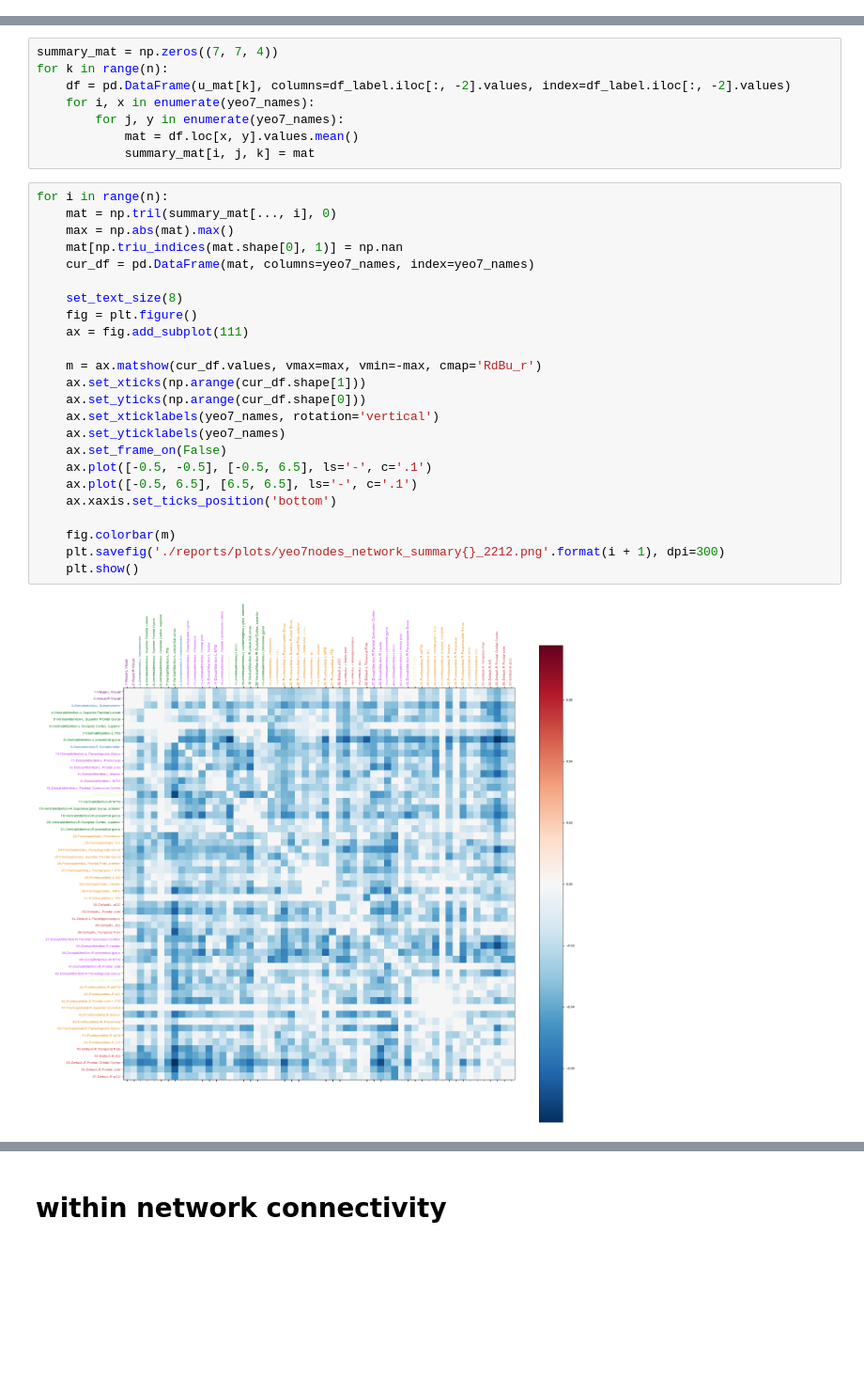
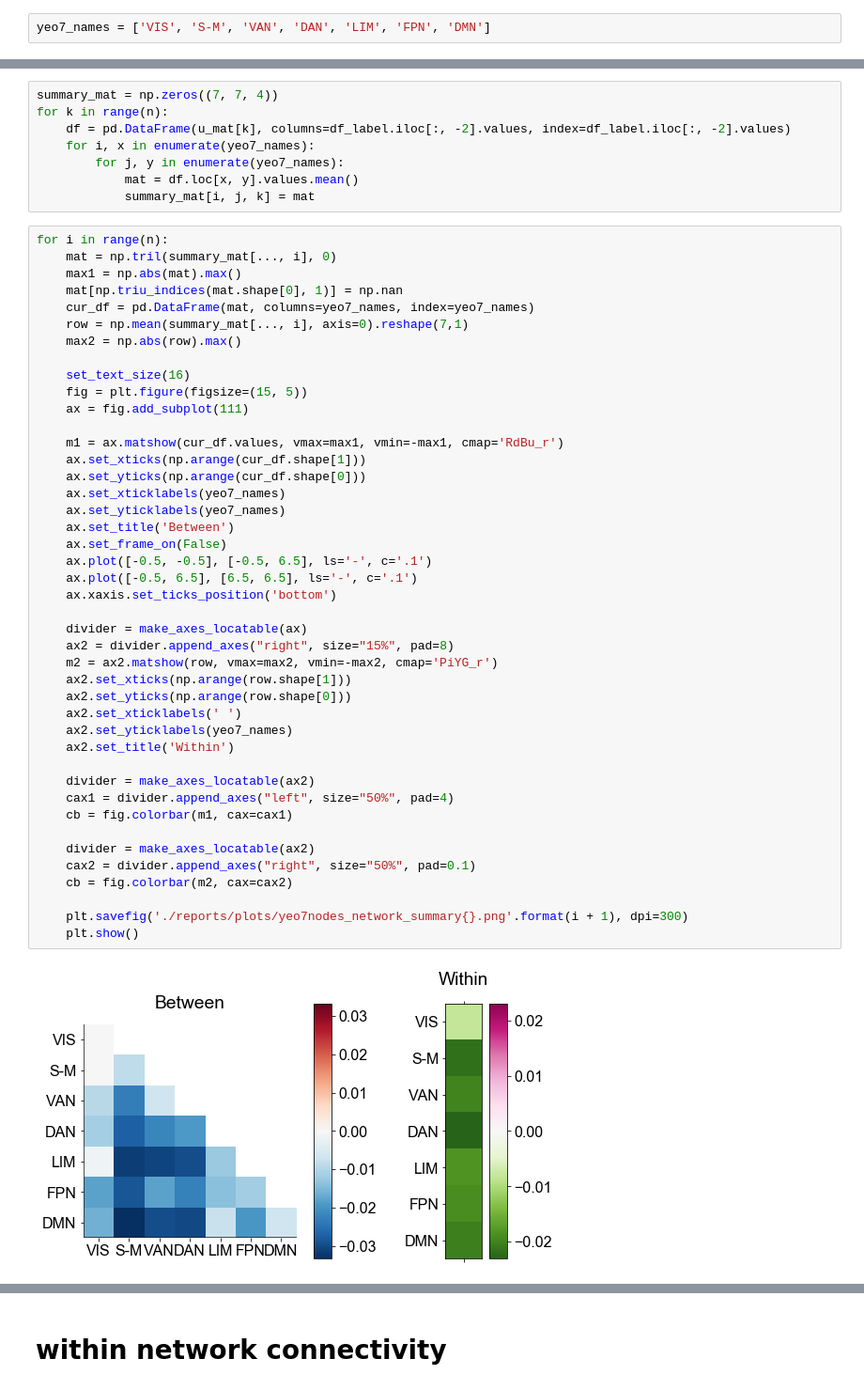
Before and after one commit to htwangtw/patterns-of-thought, a Jupyter notebook: notebooks/4.2-plot_node-node.ipynb, the cells around one changed output, grey strips where cells are left out. Shown at 94% size. Drawn from its saved outputs; the diff is of its cells as text; blank space fills up the shorter version.

Commit message:
within network summary

```diff
--- a/notebooks/4.2-plot_node-node.ipynb
+++ b/notebooks/4.2-plot_node-node.ipynb
@@ -82,3 +80,5 @@ yeo7_names = ['Visual', 'Somatomotor', 'VentralAttention', 'DorsalAttention', 'L
+# %%
+yeo7_names = ['VIS', 'S-M', 'VAN', 'DAN', 'LIM', 'FPN', 'DMN']
 # %%
 import numpy as np
 # %%
@@ -92,26 +92,45 @@ for k in range(n):
 # %%
 for i in range(n):
     mat = np.tril(summary_mat[..., i], 0)
-    max = np.abs(mat).max()
+    max1 = np.abs(mat).max()
     mat[np.triu_indices(mat.shape[0], 1)] = np.nan
     cur_df = pd.DataFrame(mat, columns=yeo7_names, index=yeo7_names)
+    row = np.mean(summary_mat[..., i], axis=0).reshape(7,1)
+    max2 = np.abs(row).max()
 
-    set_text_size(8)
-    fig = plt.figure()
+    set_text_size(16)
+    fig = plt.figure(figsize=(15, 5))
     ax = fig.add_subplot(111)
 
-    m = ax.matshow(cur_df.values, vmax=max, vmin=-max, cmap='RdBu_r')
+    m1 = ax.matshow(cur_df.values, vmax=max1, vmin=-max1, cmap='RdBu_r')
     ax.set_xticks(np.arange(cur_df.shape[1]))
     ax.set_yticks(np.arange(cur_df.shape[0]))
-    ax.set_xticklabels(yeo7_names, rotation='vertical')
+    ax.set_xticklabels(yeo7_names)
     ax.set_yticklabels(yeo7_names)
+    ax.set_title('Between')
     ax.set_frame_on(False)
     ax.plot([-0.5, -0.5], [-0.5, 6.5], ls='-', c='.1')
     ax.plot([-0.5, 6.5], [6.5, 6.5], ls='-', c='.1')
     ax.xaxis.set_ticks_position('bottom')
 
-    fig.colorbar(m)
-    plt.savefig('./reports/plots/yeo7nodes_network_summary{}_2212.png'.format(i + 1), dpi=300)
+    divider = make_axes_locatable(ax)
+    ax2 = divider.append_axes("right", size="15%", pad=8)
+    m2 = ax2.matshow(row, vmax=max2, vmin=-max2, cmap='PiYG_r')
+    ax2.set_xticks(np.arange(row.shape[1]))
+    ax2.set_yticks(np.arange(row.shape[0]))
+    ax2.set_xticklabels(' ')
+    ax2.set_yticklabels(yeo7_names)
+    ax2.set_title('Within')
+
+    divider = make_axes_locatable(ax2)
+    cax1 = divider.append_axes("left", size="50%", pad=4)
+    cb = fig.colorbar(m1, cax=cax1)
+
+    divider = make_axes_locatable(ax2)
+    cax2 = divider.append_axes("right", size="50%", pad=0.1)
+    cb = fig.colorbar(m2, cax=cax2)
+
+    plt.savefig('./reports/plots/yeo7nodes_network_summary{}.png'.format(i + 1), dpi=300)
     plt.show()
 # %% [output]
-[figure, old version]
+[figure, new version]
```
Also changed, not shown: parts of 4 cells of this notebook, 8 other files.
